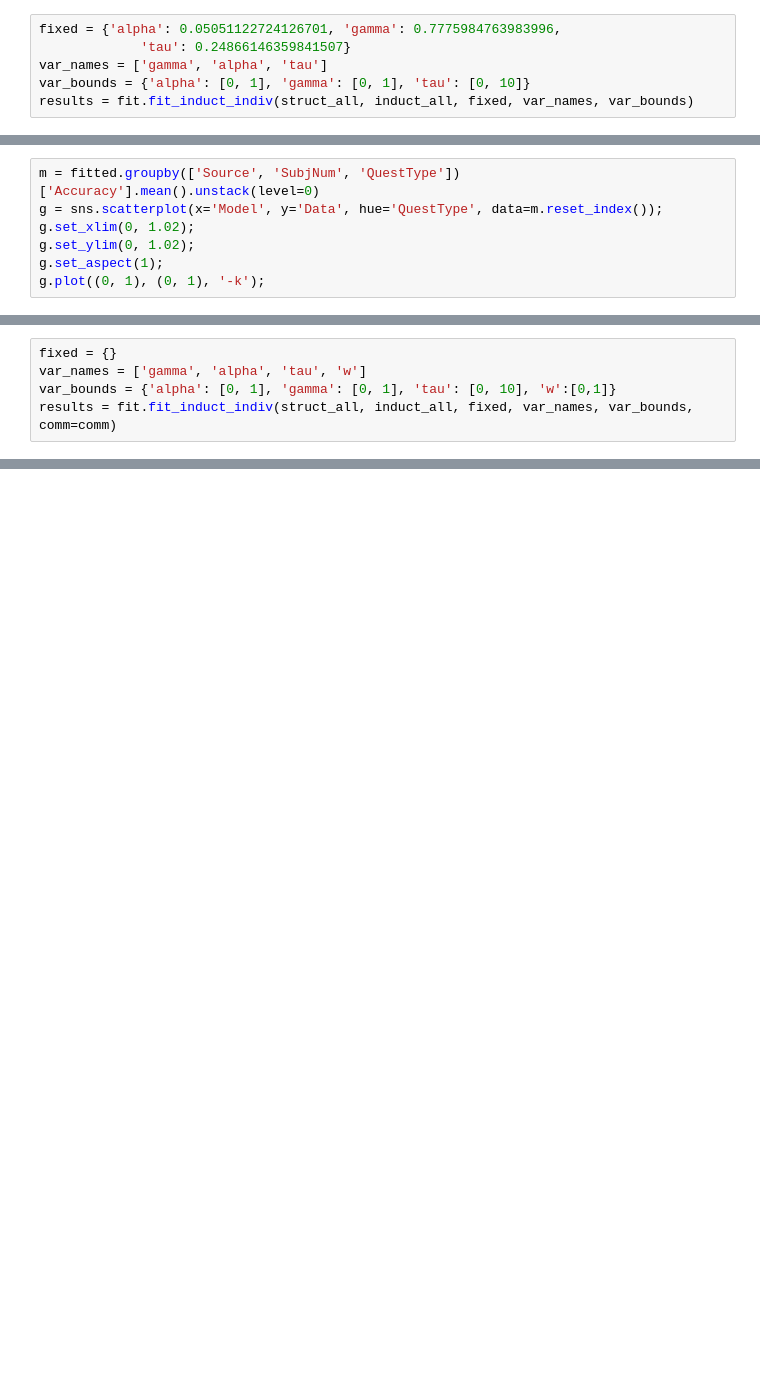
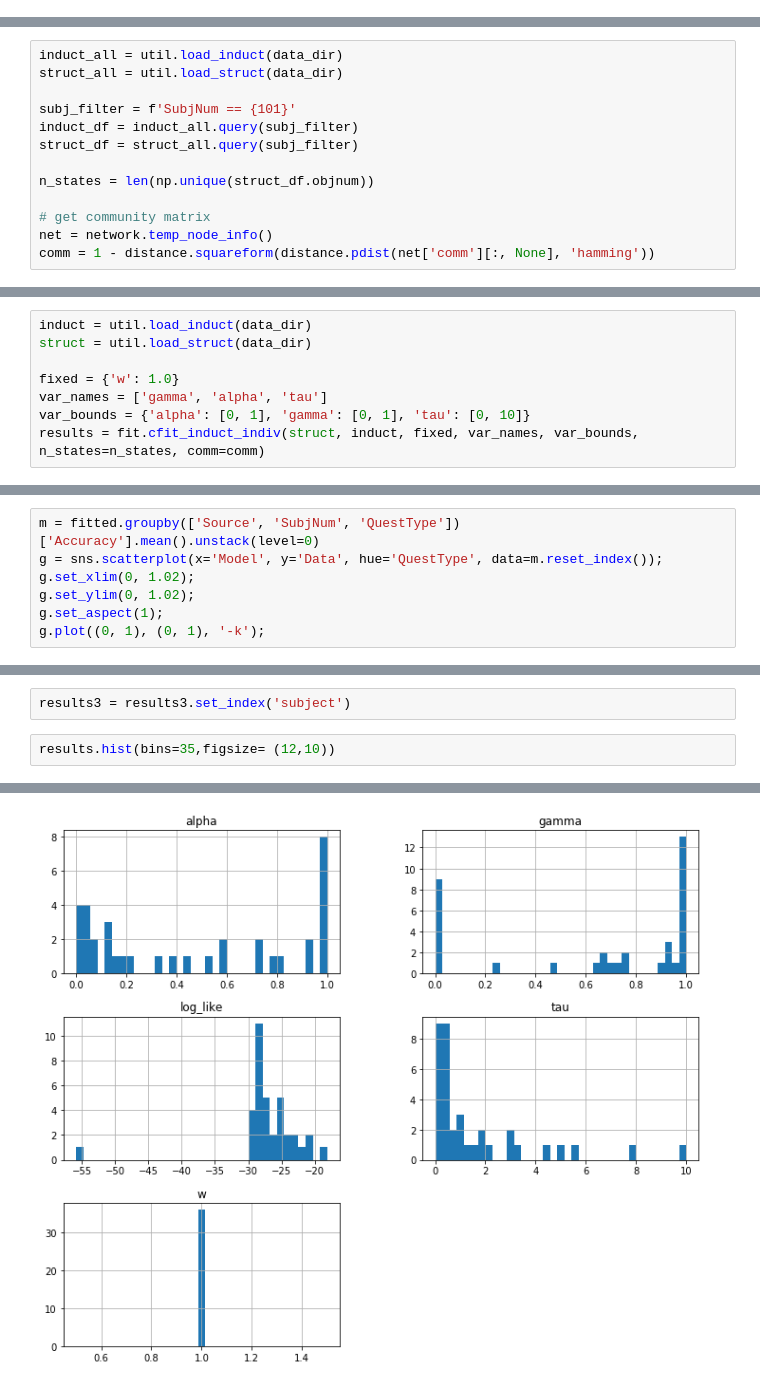
Before and after one commit to prestonlab/tesser_successor, a Jupyter notebook: group_test.ipynb, the cells around one changed output, grey strips where cells are left out. Cells and saved outputs as stored; diff of their text form; blank space fills up the shorter version.

```diff
--- a/group_test.ipynb
+++ b/group_test.ipynb
@@ -98,6 +11,0 @@ fig = sr.plot_sr(sr_mats)
-# %%
-fixed = {'alpha': 0.05051122724126701, 'gamma': 0.7775984763983996,
-             'tau': 0.24866146359841507}
-var_names = ['gamma', 'alpha', 'tau']
-var_bounds = {'alpha': [0, 1], 'gamma': [0, 1], 'tau': [0, 10]}
-results = fit.fit_induct_indiv(struct_all, induct_all, fixed, var_names, var_bounds)
@@ -118,0 +12,13 @@ fitted = pd.concat(res_list, axis=0)
+# %%
+induct_all = util.load_induct(data_dir)
+struct_all = util.load_struct(data_dir)
+
+subj_filter = f'SubjNum == {101}'
+induct_df = induct_all.query(subj_filter)
+struct_df = struct_all.query(subj_filter)
+
+n_states = len(np.unique(struct_df.objnum))
+
+# get community matrix
+net = network.temp_node_info()
+comm = 1 - distance.squareform(distance.pdist(net['comm'][:, None], 'hamming'))
@@ -118,0 +122,8 @@ fitted = pd.concat(res_list, axis=0)
+# %%
+induct = util.load_induct(data_dir)
+struct = util.load_struct(data_dir)
+
+fixed = {'w': 1.0}
+var_names = ['gamma', 'alpha', 'tau']
+var_bounds = {'alpha': [0, 1], 'gamma': [0, 1], 'tau': [0, 10]}
+results = fit.cfit_induct_indiv(struct, induct, fixed, var_names, var_bounds, n_states=n_states, comm=comm)
@@ -159,5 +204,0 @@ fit.fit_induct(struct_all, induct_all, fixed, var_names, var_bounds,
-# %%
-fixed = {}
-var_names = ['gamma', 'alpha', 'tau', 'w']
-var_bounds = {'alpha': [0, 1], 'gamma': [0, 1], 'tau': [0, 10], 'w':[0,1]}
-results = fit.fit_induct_indiv(struct_all, induct_all, fixed, var_names, var_bounds, comm=comm)
@@ -258,0 +274,5 @@ g.set(ylim=(0, 1.02));
+# %%
+results3 = results3.set_index('subject')
+# %%
+results.hist(bins=35,figsize= (12,10))
+# %% [output]
@@ -258,0 +286 @@ g.set(ylim=(0, 1.02));
+[figure, added]
```
Also changed, not shown: parts of 64 cells of this notebook, 16 other files.
